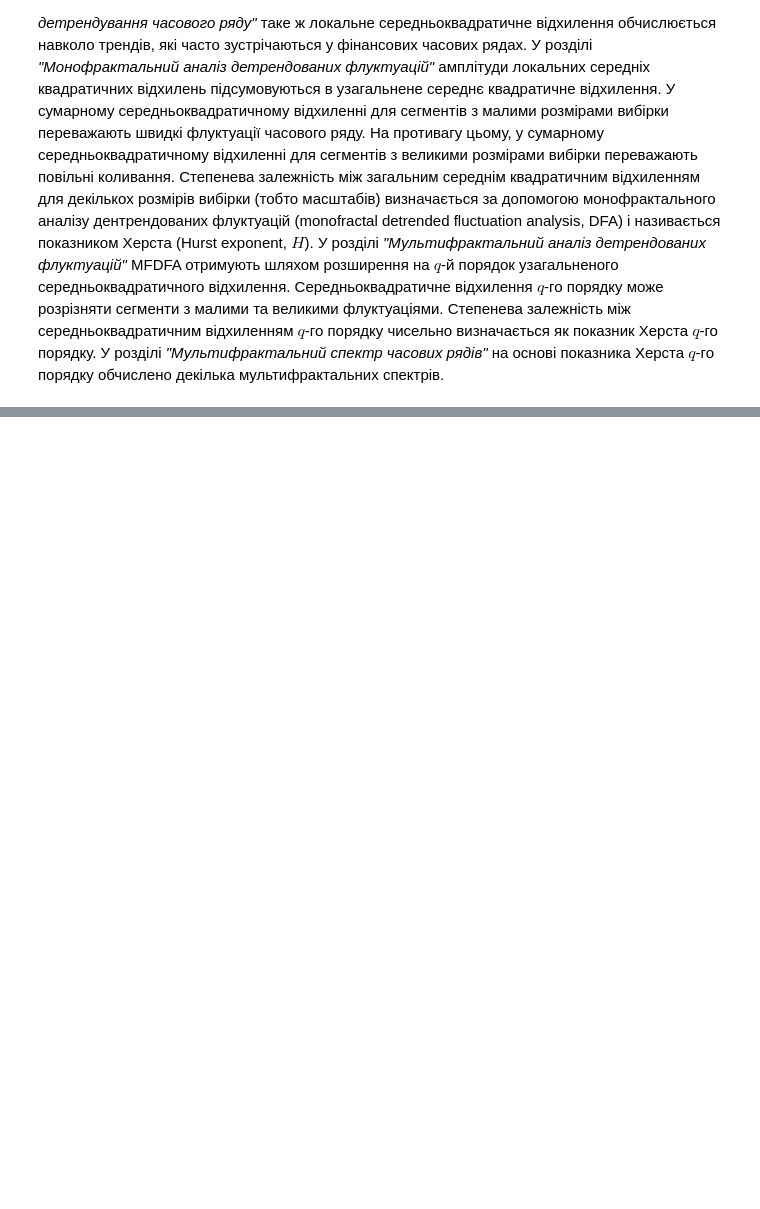
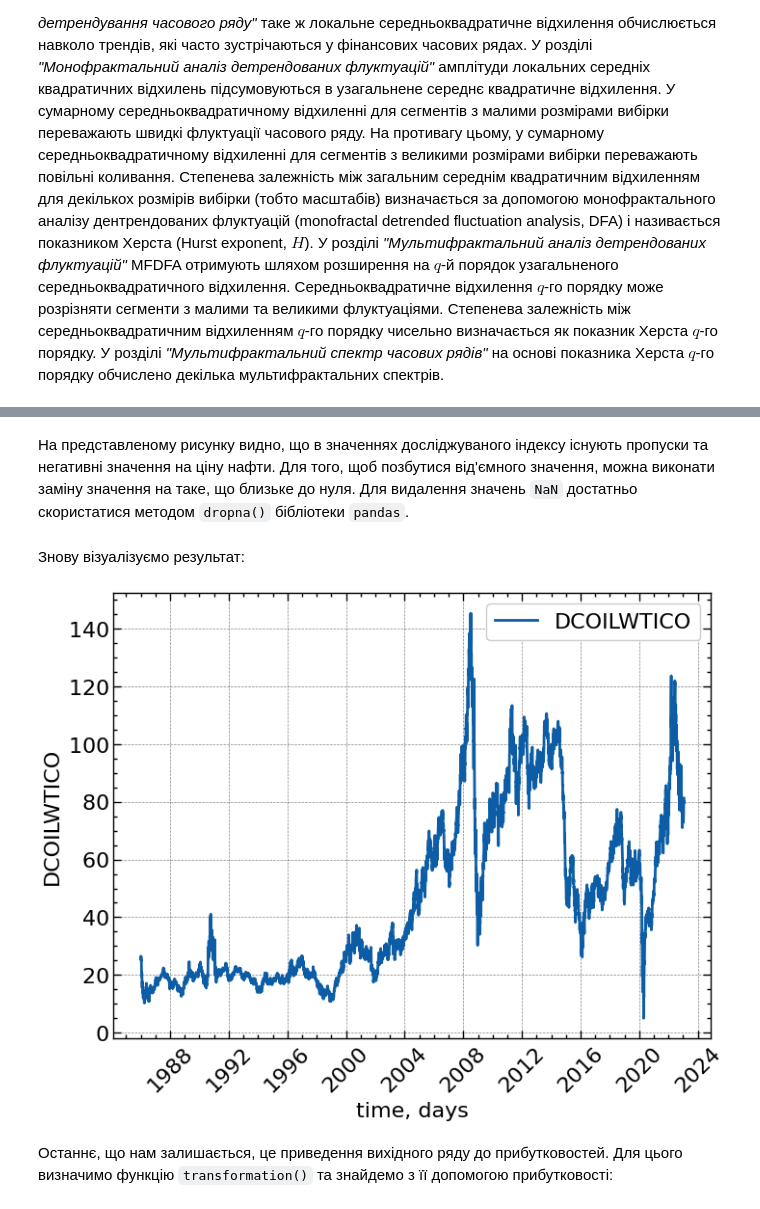
Before and after one commit to Butman2099/Complex-systems-book, a Jupyter notebook: lab_7.ipynb, the cells around one changed output, grey strips where cells are left out. Saved outputs shown, nothing was run; the diff lists cells and outputs as text; code cells hidden in the pictures; blank space fills up the shorter version.

```diff
--- a/lab_7.ipynb
+++ b/lab_7.ipynb
@@ -289,0 +393,26 @@ $$
+# %% [markdown]
+На представленому рисунку видно, що в значеннях досліджуваного індексу існують пропуски та негативні значення на ціну нафти. Для того, щоб позбутися від'ємного значення, можна виконати заміну значення на таке, що близьке до нуля. Для видалення значень `NaN` достатньо скористатися методом `dropna()` бібліотеки `pandas`.
+# %%
+time_ser = time_ser.dropna()    # видаляємо значення NaN
+time_ser[time_ser.values<0] = 5 # замінюємо від'ємне значення на 5
+# %% [markdown]
+Знову візуалізуємо результат:
+# %%
+#| label: fig-wti-corrected
+#| fig-cap: "Динаміка щоденних змін індексу сирої нафти
+#| WTI (із видаленими NaN та заміненим від'ємним значенням)"
+
+fig, ax = plt.subplots()                   # Створюємо порожній графік
+ax.plot(time_ser.index, time_ser.values)   # Додаємо дані до графіку
+ax.legend([symbol])                        # Додаємо легенду
+ax.set_xlabel(xlabel)                      # Встановимо підпис по вісі Ох
+ax.set_ylabel(ylabel)                      # Встановимо підпис по вісі Oy
+
+plt.xticks(rotation=45)                    # оберт позначок по осі Ох на 45 градусів
+
+plt.savefig(f'{symbol}_filtered.jpg')      # Зберігаємо графік
+plt.show();                                # Виводимо графік
+# %% [output]
+[figure, added]
+# %% [markdown]
+Останнє, що нам залишається, це приведення вихідного ряду до прибутковостей. Для цього визначимо функцію `transformation()` та знайдемо з її допомогою прибутковості:
```
Also changed, not shown: parts of 31 cells of this notebook, 29 other files.
